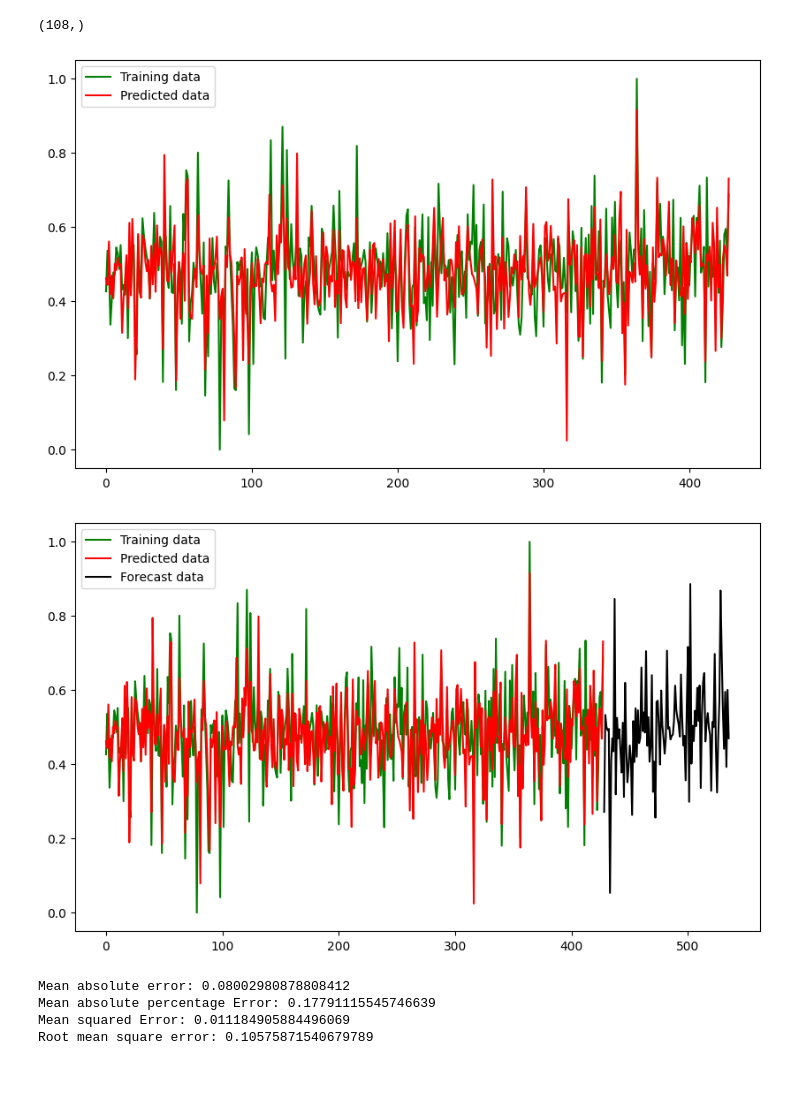
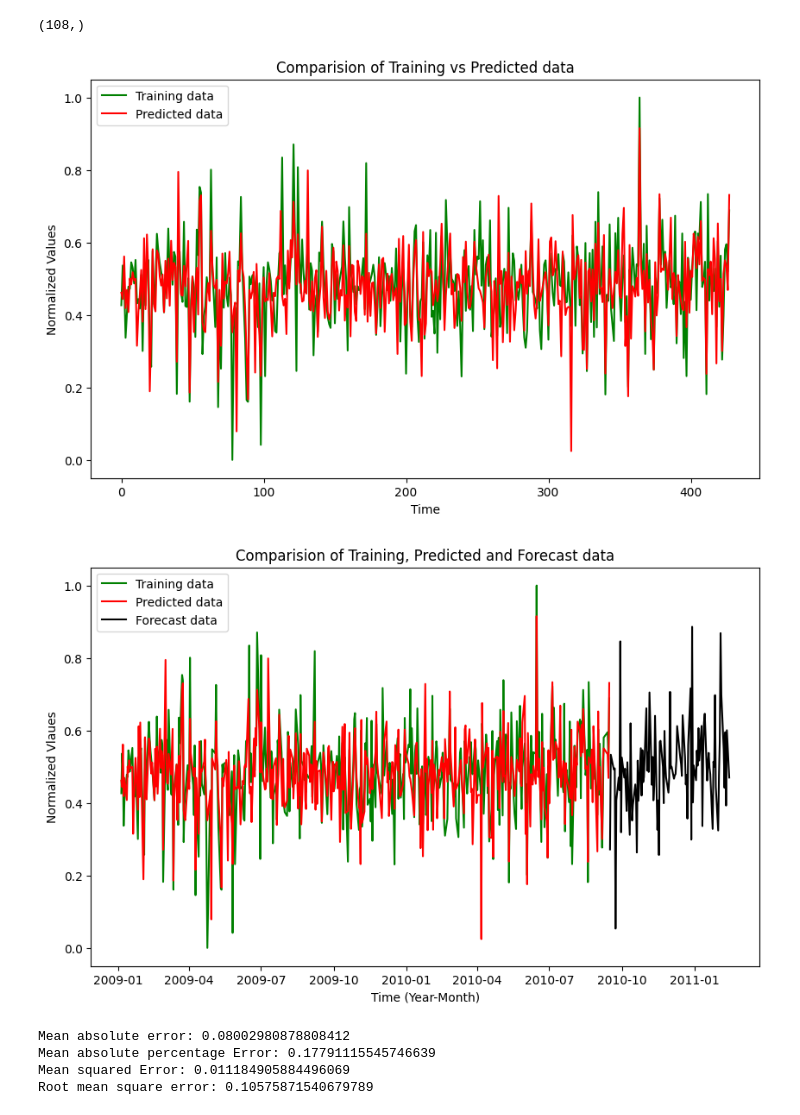
Before and after one commit to RaghavendhraRao/stock_market_prediction_ISE_DSFP, a Jupyter notebook: ds_final_proj_stock_market_colab.ipynb, the cells around one changed output. Drawn from its saved outputs; the diff is of its cells as text; code cells hidden in the pictures; blank space fills up the shorter version.

```diff
--- a/ds_final_proj_stock_market_colab.ipynb
+++ b/ds_final_proj_stock_market_colab.ipynb
@@ -197,11 +206,25 @@ Y_stock_target = ['ISE'] # to predict the price using the model
 # %%
-# SPlit the data into training and testing
 def train_test_split_data(stock_data, X_stock_features, Y_stock_target):
+  '''
+  Split the stock data into training and testing
+
+  Parameters:
+  stock_data(Dataframe): The Dataframe containing the stock data
+  X_stock_features : List of the feature columns (X) to be used as input
+  Y_stock_target : Column name of the target variable (Y) to be predicted.
+
+  Returns:
+  x_train, x_test, y_train, y_test : Returns the training and testing for both features
+
+  '''
+  # split the data into training and testing with testsize 20%
+  # random_state=42 ensure that split data is reproducible
   x_train, x_test, y_train, y_test = train_test_split(stock_data[X_stock_key_features], + stock_data[Y_stock_target],
                                                       test_size=0.2, random_state=42)
 
   return x_train, x_test, y_train, y_test
 
+# Function used to split the training and testing sets
 x_train, x_test, y_train, y_test = train_test_split_data(stock_data, X_stock_key_features, Y_stock_target)
 
 print(len(x_train))
@@ -216,10 +239,17 @@ print(y_test.shape)
 # **Normalization**
 # %%
 def normalize_data(x_train, x_test, y_train, y_test):
+  """
+  This function used to normalize the training and testing data.
 
-  # # normalize the data
-  # # converting the stock prices to binary values into 0,1
+  Parameters:
+  x_train, x_test : These are the training and testing features
+  y_train, y_test : These are the training and testing target variables
 
+  Returns:
+  norm_x_train, norm_x_test, norm_y_train, norm_y_test : Returns the normalized features and target.
+  """
+  # Initilize the scalar
   scaler_data =MinMaxScaler()
 
   norm_x_train = scaler_data.fit_transform(x_train) # features variable
@@ -229,8 +259,11 @@ def normalize_data(x_train, x_test, y_train, y_test):
 
   return norm_x_train, norm_x_test, norm_y_train, norm_y_test
 
+# Function used to normalize the features and target variables
 norm_x_train, norm_x_test, norm_y_train, norm_y_test = normalize_data(x_train, x_test, y_train, y_test)
 
+# print the shape of each variables
+# Here X is the rows and y is the columns
 print(norm_x_train.shape)
 print(norm_y_train.shape)
 print(norm_x_test.shape)
@@ -809,29 +922,42 @@ arima_forecast.shape
 (108,)
 # %%
 # visualize the data
+# Set the figure size
 plt.figure(figsize=(10,6))
+# plot the training data and predicted data
 plt.plot(norm_y_train_flat, label='Training data', color='g')
 plt.plot(armia_predict, label='Predicted data', color='red')
-# plt.plot(arima_forecast, label='Forecast data', color='black')
-plt.title('')
-plt.xlabel('')
-plt.ylabel('')
+
+# Add the title and labels for the graphs
+# legend to differentiate between the lines and graph
+plt.title('Comparision of Training vs Predicted data')
+plt.xlabel('Time')
+plt.ylabel('Normalized Values')
 plt.legend()
+# show the plot
 plt.show()
 # %% [output]
-[figure, old version]
+[figure, new version]
 # %%
+dates = stock_data.index[:len(norm_y_train_flat)]
+
 # visualize the data
+# Set the figure size
 plt.figure(figsize=(10,6))
-plt.plot(norm_y_train_flat, label='Training data', color='g')
-plt.plot(armia_predict, label='Predicted data', color='red')
-fore_start_index = len(norm_y_train_flat) + np.arange(len(arima_forecast))
-plt.plot(fore_start_index, arima_forecast, label='Forecast data', color='black')
-plt.title('')
-plt.xlabel('')
-plt.ylabel('')
+# plot the training data, predicted data, and forecast data
+plt.plot(dates, norm_y_train_flat, label='Training data', color='g')
+plt.plot(dates, armia_predict, label='Predicted data', color='red')
+fore_start_index = len(dates)
+forecast_dates =  pd.date_range(start=dates[-1], periods=len(arima_forecast)+1, freq='B')[1:]
+plt.plot(forecast_dates, arima_forecast, label='Forecast data', color='black')
+# Add the title and labels for the graphs
+# legend to differentiate between the lines and graph
+plt.title('Comparision of Training, Predicted and Forecast data')
+plt.xlabel('Time (Year-Month)')
+plt.ylabel('Normalized Vlaues')
 plt.legend()
+# show the plot
 plt.show()
 # %% [output]
-[figure, old version]
+[figure, new version]
 # %%
```
Also changed, not shown: parts of 55 cells of this notebook.
